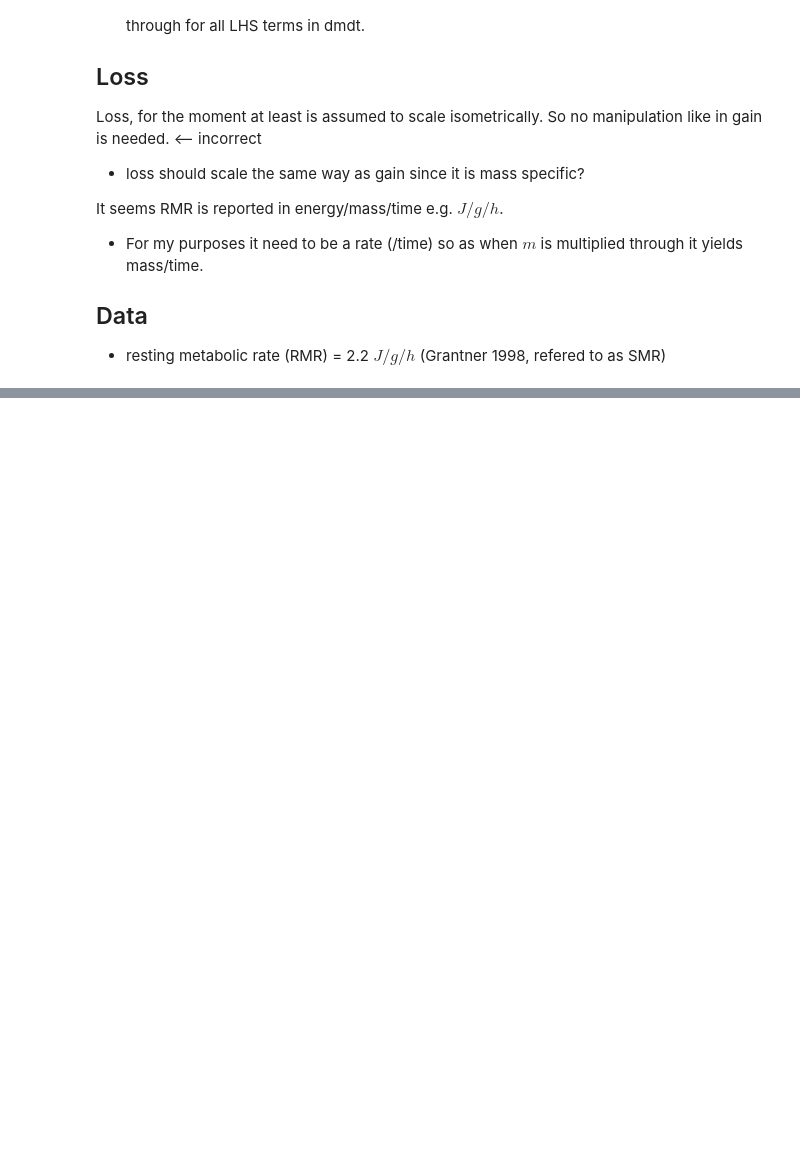
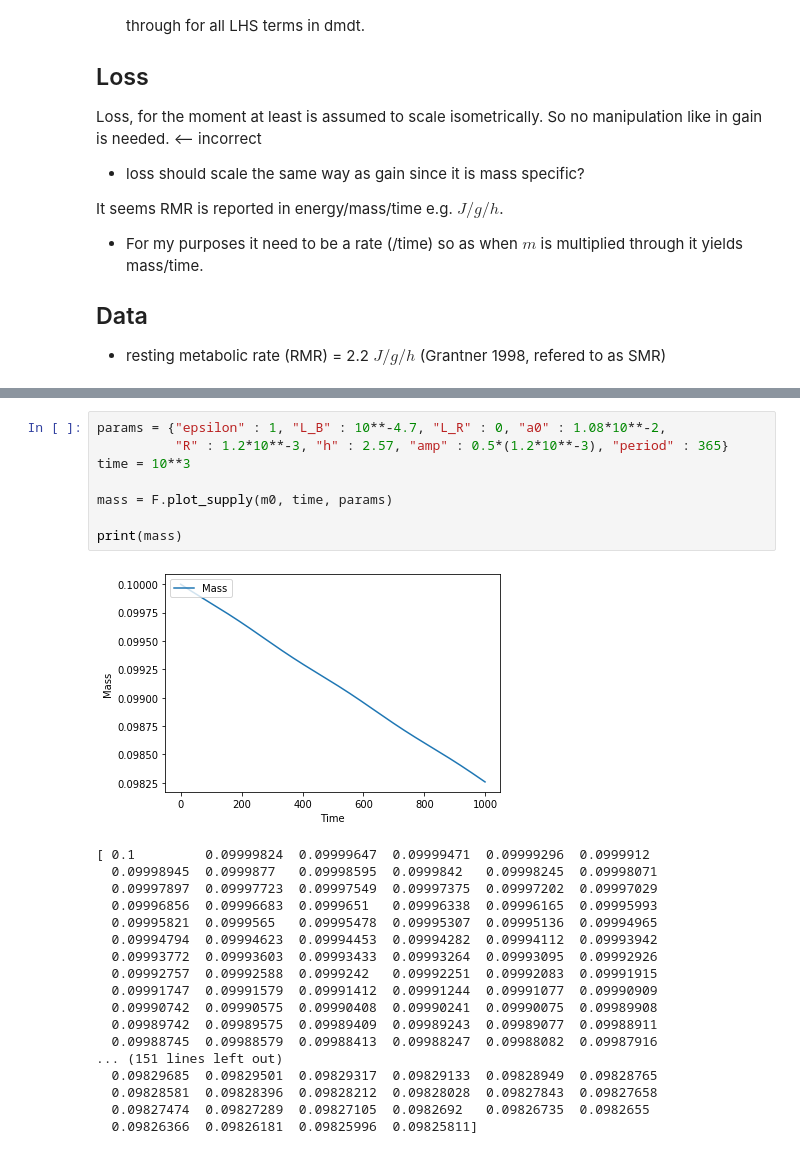
Before and after one commit to Don-Burns/Masters_Project, a Jupyter notebook: code/Building_New_Models.ipynb, the cells around one changed output, grey strips where cells are left out. Drawn from its saved outputs; the diff is of its cells as text; blank space fills up the shorter version.

```diff
--- a/code/Building_New_Models.ipynb
+++ b/code/Building_New_Models.ipynb
@@ -150,0 +242,27 @@ It seems RMR is reported in energy/mass/time e.g. $J/g/h$.
+# %%
+params = {"epsilon" : 1, "L_B" : 10**-4.7, "L_R" : 0, "a0" : 1.08*10**-2,
+          "R" : 1.2*10**-3, "h" : 2.57, "amp" : 0.5*(1.2*10**-3), "period" : 365}
+time = 10**3
+
+mass = F.plot_supply(m0, time, params)
+
+print(mass)
+# %% [output]
+[figure, added]
+[ 0.1         0.09999824  0.09999647  0.09999471  0.09999296  0.0999912
+  0.09998945  0.0999877   0.09998595  0.0999842   0.09998245  0.09998071
+  0.09997897  0.09997723  0.09997549  0.09997375  0.09997202  0.09997029
+  0.09996856  0.09996683  0.0999651   0.09996338  0.09996165  0.09995993
+  0.09995821  0.0999565   0.09995478  0.09995307  0.09995136  0.09994965
+  0.09994794  0.09994623  0.09994453  0.09994282  0.09994112  0.09993942
+  0.09993772  0.09993603  0.09993433  0.09993264  0.09993095  0.09992926
+  0.09992757  0.09992588  0.0999242   0.09992251  0.09992083  0.09991915
+  0.09991747  0.09991579  0.09991412  0.09991244  0.09991077  0.09990909
+  0.09990742  0.09990575  0.09990408  0.09990241  0.09990075  0.09989908
+  0.09989742  0.09989575  0.09989409  0.09989243  0.09989077  0.09988911
+  0.09988745  0.09988579  0.09988413  0.09988247  0.09988082  0.09987916
+... (151 lines left out)
+  0.09829685  0.09829501  0.09829317  0.09829133  0.09828949  0.09828765
+  0.09828581  0.09828396  0.09828212  0.09828028  0.09827843  0.09827658
+  0.09827474  0.09827289  0.09827105  0.0982692   0.09826735  0.0982655
+  0.09826366  0.09826181  0.09825996  0.09825811]
```
Also changed, not shown: parts of 10 cells of this notebook, 2 other files.
